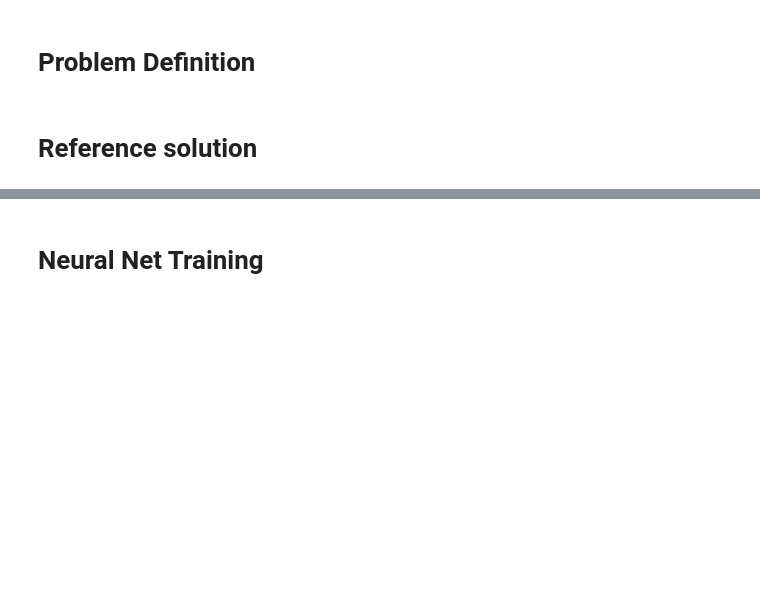
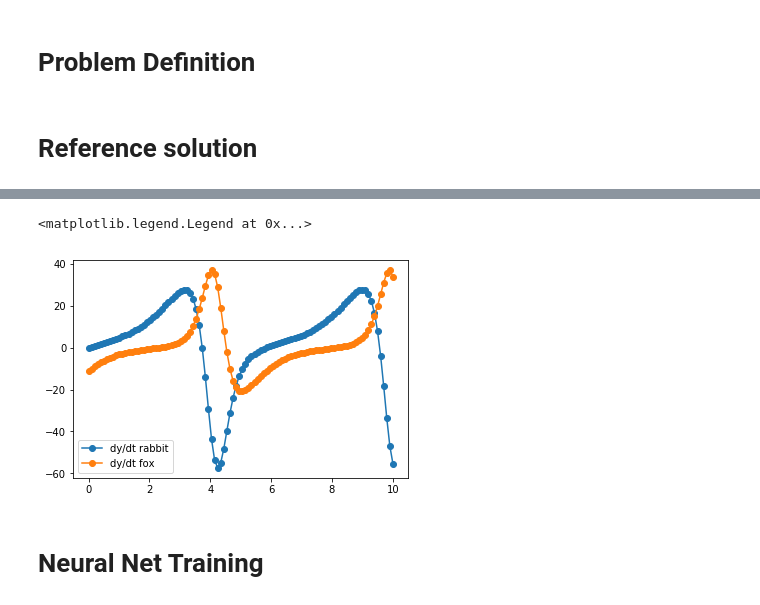
Before and after one commit to JiaweiZhuang/AM205_final, a Jupyter notebook: prototype/LV_Algo.ipynb, the cells around one changed output, grey strips where cells are left out. Drawn from its saved outputs; the diff is of its cells as text; code cells hidden in the pictures; blank space fills up the shorter version.

```diff
--- a/prototype/LV_Algo.ipynb
+++ b/prototype/LV_Algo.ipynb
@@ -39,3 +39,11 @@ plt.legend()
+# %%
+# reference solution using scipy package
+plt.plot(sol.t, f(sol.t, sol.y)[0], marker='o', label='dy/dt rabbit')
+plt.plot(sol.t, f(sol.t, sol.y)[1], marker='o', label='dy/dt fox')
+plt.legend()
+# %% [output]
+<matplotlib.legend.Legend at 0x...>
+[figure, added]
 # %% [markdown]
 # Neural Net Training
 # %%
```
Also changed, not shown: parts of 6 cells of this notebook.
